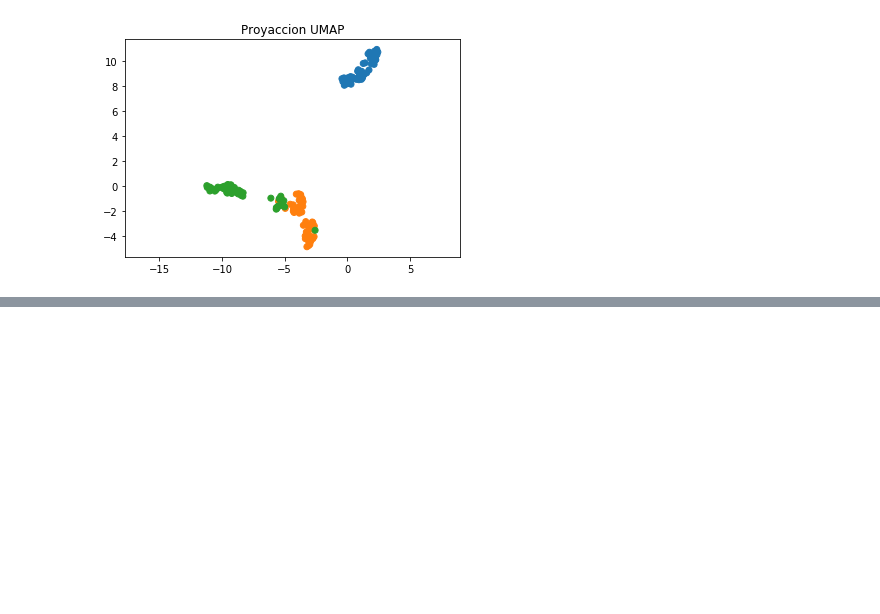
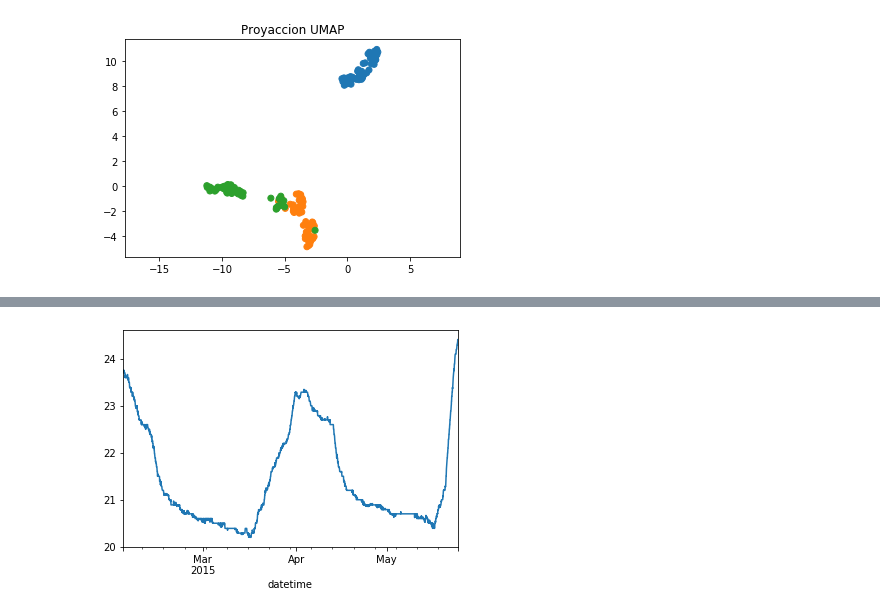
Before and after one commit to aeonryu/clases_datamex1019, a Jupyter notebook: w5_d4 - PCA, ICA, UMAP, Time series.ipynb, the cells around one changed output, grey strips where cells are left out. Cells and saved outputs as stored; diff of their text form; code cells hidden in the pictures; blank space fills up the shorter version.

```diff
--- a/w5_d4 - PCA, ICA, UMAP, Time series.ipynb
+++ b/w5_d4 - PCA, ICA, UMAP, Time series.ipynb
@@ -178,0 +210,4 @@ plt.show();
+# %%
+df.Temperature.plot();
+# %% [output]
+[figure, added]
```
Also changed, not shown: parts of 18 cells of this notebook.
